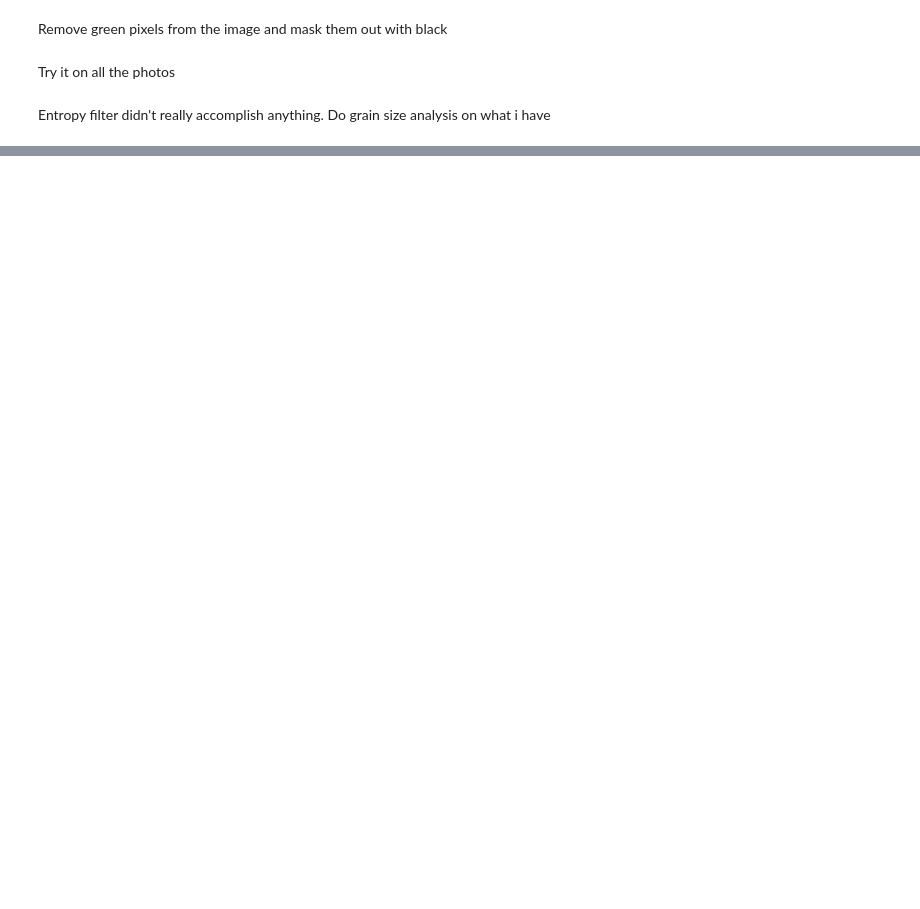
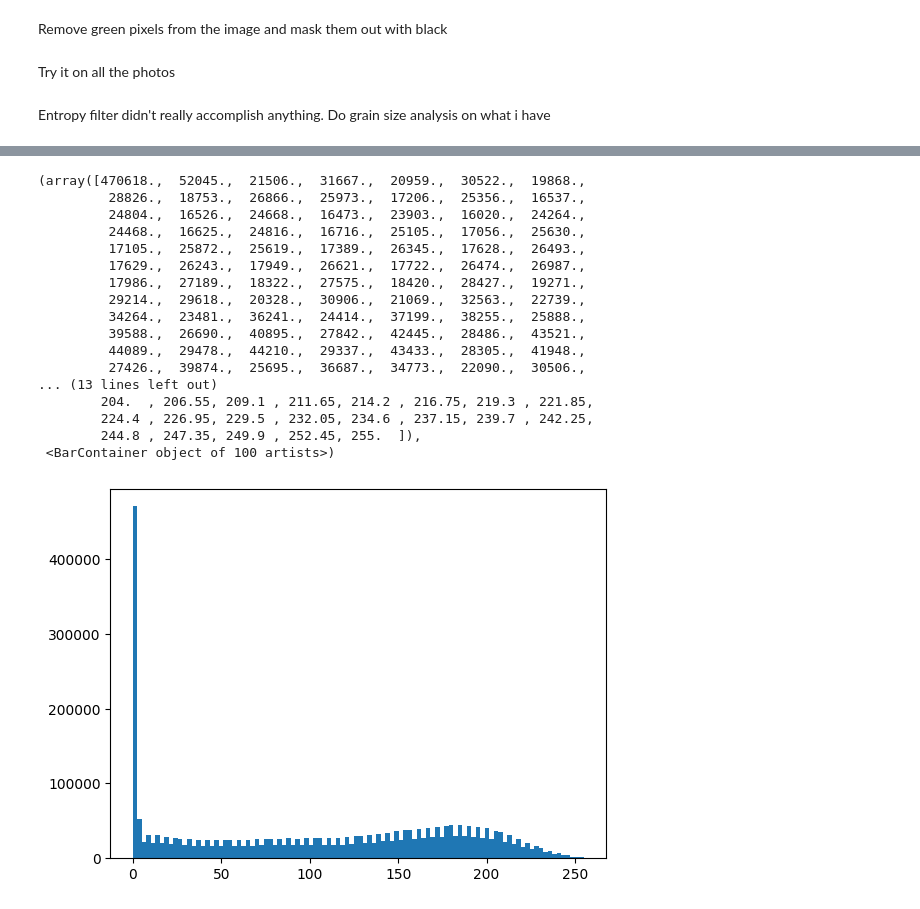
Before and after one commit to dustydells/mtech_reu_plants, a Jupyter notebook: segment_rocks.ipynb, the cells around one changed output, grey strips where cells are left out. Cells and saved outputs as stored; diff of their text form; code cells hidden in the pictures; blank space fills up the shorter version.

```diff
--- a/segment_rocks.ipynb
+++ b/segment_rocks.ipynb
@@ -108,0 +125,21 @@ plt.imshow(img_thresholded)
+# %%
+plt.hist(img.flat, bins = 100)
+# %% [output]
+(array([470618.,  52045.,  21506.,  31667.,  20959.,  30522.,  19868.,
+         28826.,  18753.,  26866.,  25973.,  17206.,  25356.,  16537.,
+         24804.,  16526.,  24668.,  16473.,  23903.,  16020.,  24264.,
+         24468.,  16625.,  24816.,  16716.,  25105.,  17056.,  25630.,
+         17105.,  25872.,  25619.,  17389.,  26345.,  17628.,  26493.,
+         17629.,  26243.,  17949.,  26621.,  17722.,  26474.,  26987.,
+         17986.,  27189.,  18322.,  27575.,  18420.,  28427.,  19271.,
+         29214.,  29618.,  20328.,  30906.,  21069.,  32563.,  22739.,
+         34264.,  23481.,  36241.,  24414.,  37199.,  38255.,  25888.,
+         39588.,  26690.,  40895.,  27842.,  42445.,  28486.,  43521.,
+         44089.,  29478.,  44210.,  29337.,  43433.,  28305.,  41948.,
+         27426.,  39874.,  25695.,  36687.,  34773.,  22090.,  30506.,
+... (13 lines left out)
+        204.  , 206.55, 209.1 , 211.65, 214.2 , 216.75, 219.3 , 221.85,
+        224.4 , 226.95, 229.5 , 232.05, 234.6 , 237.15, 239.7 , 242.25,
+        244.8 , 247.35, 249.9 , 252.45, 255.  ]),
+ <BarContainer object of 100 artists>)
+[figure, added]
```
Also changed, not shown: parts of 3 cells of this notebook.
